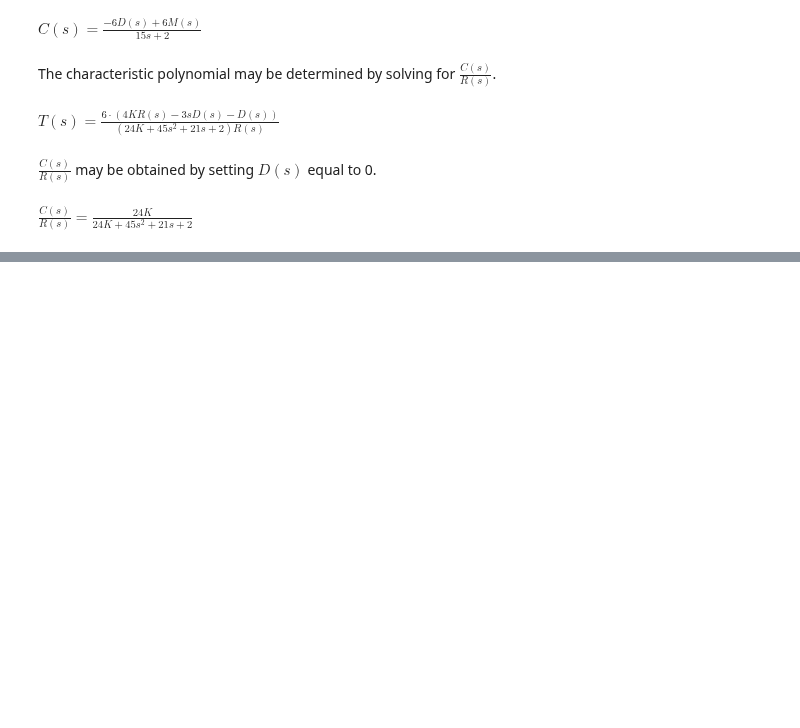
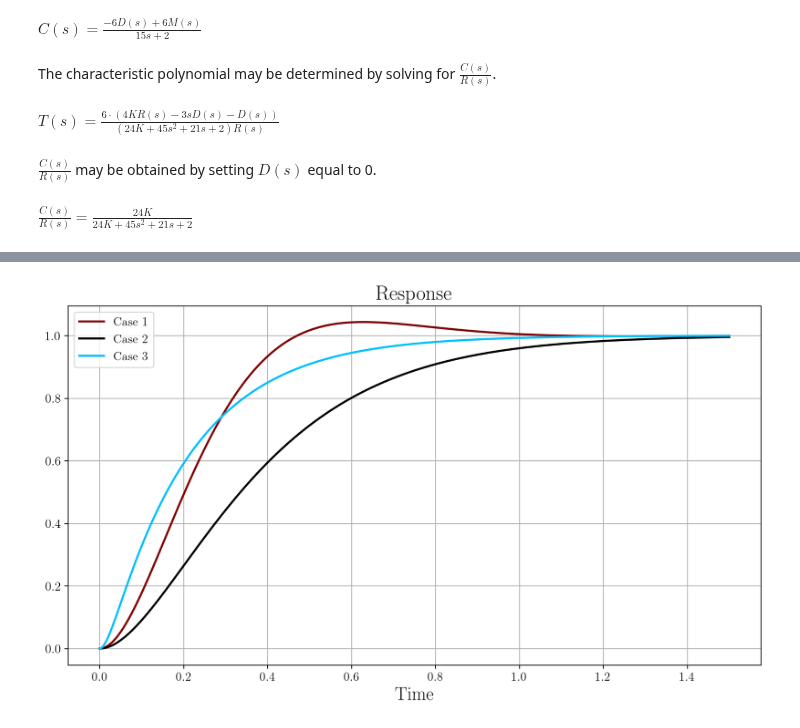
Before and after one commit to gabemorris12/Homework, a Jupyter notebook: Vibrations and Controls Homework 9.ipynb, the cells around one changed output, grey strips where cells are left out. Saved outputs shown, nothing was run; the diff lists cells and outputs as text; code cells hidden in the pictures; blank space fills up the shorter version.

```diff
--- a/Vibrations and Controls Homework 9.ipynb
+++ b/Vibrations and Controls Homework 9.ipynb
@@ -77,0 +318,5 @@ $$45s^2+21s+2+24K$$
+# %%
+eq1 = sp.Eq(8/(4 + KP), 0.2)
+eq1
+KP_ = sp.solve(eq1, KP)[0]
+sp.Eq(KP, KP_)
@@ -77,0 +328,12 @@ $$45s^2+21s+2+24K$$
+# %%
+# For 0.707
+eq2 = sp.Eq((4 + KP_)/(2*sp.sqrt(4*KI)), 0.707)
+eq2
+KI_707 = sp.solve(eq2, KI)[0]
+sp.Eq(KI, KI_707)
+
+# For 1
+eq3 = sp.Eq((4 + KP_)/(2*sp.sqrt(4*KI)), 1)
+eq3
+KI_1 = sp.solve(eq3, KI)[0]
+sp.Eq(KI, KI_1)
@@ -77,0 +357,6 @@ $$45s^2+21s+2+24K$$
+# %%
+%config ZMQInteractiveShell.ast_node_interactivity = 'last_expr'
+eq = sp.Eq(4 + KP, 220)
+eq
+KP_fact = sp.solve(eq, KP)[0]
+sp.Eq(KP, KP_fact)
@@ -77,0 +376,22 @@ $$45s^2+21s+2+24K$$
+# %%
+# The best way is to solve numerically
+def diffs(x, _, KP__, KI__):
+    return [
+        x[1],
+        1/4*(KI__ - (4 + KP__)*x[1] - KI__*x[0])
+    ]
+
+cases = [(KP_, KI_707), (KP_, KI_1), (KP_fact, 1000)]
+omega = sp.Function(r'\omega')(t)
+time = np.linspace(0, 1.5, 500)
+fig, ax = plt.subplots()
+for i, case in enumerate(cases):
+    KP_value, KI_value = case
+    sol = odeint(diffs, (0, 0), time, args=(KP_value, KI_value))
+    ax.plot(time, sol[:, 0], label=f'Case {i+1}')
+ax.set_xlabel('Time')
+ax.set_title('Response')
+ax.legend()
+plt.show()
+# %% [output]
+[figure, added]
```
Also changed, not shown: parts of 35 cells of this notebook, 3 other files.
